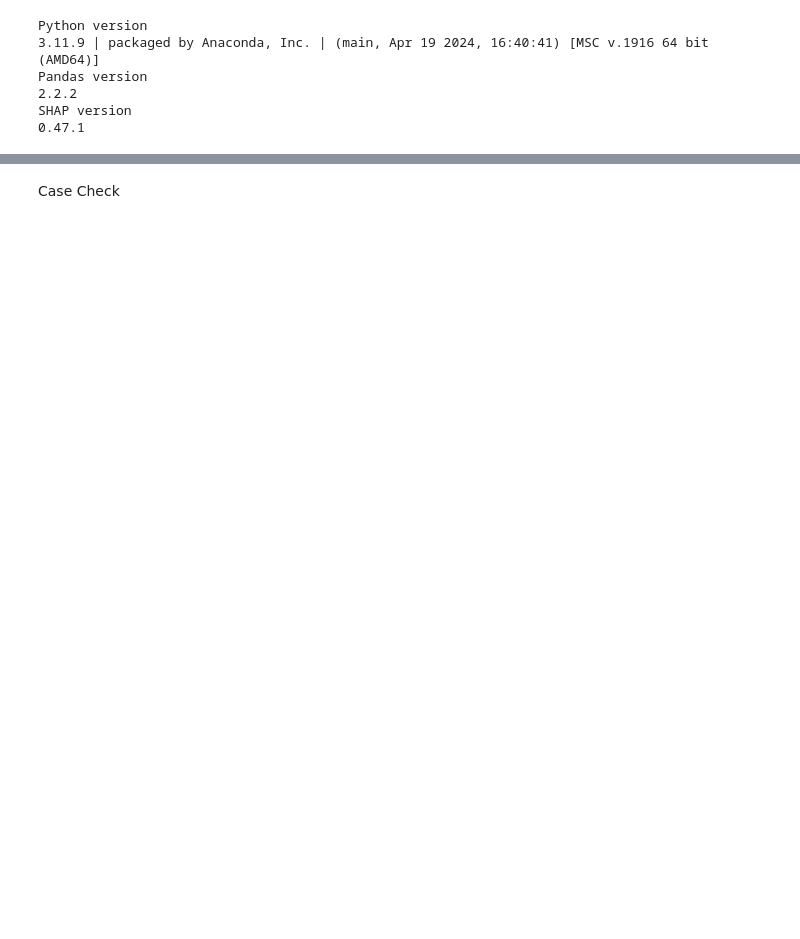
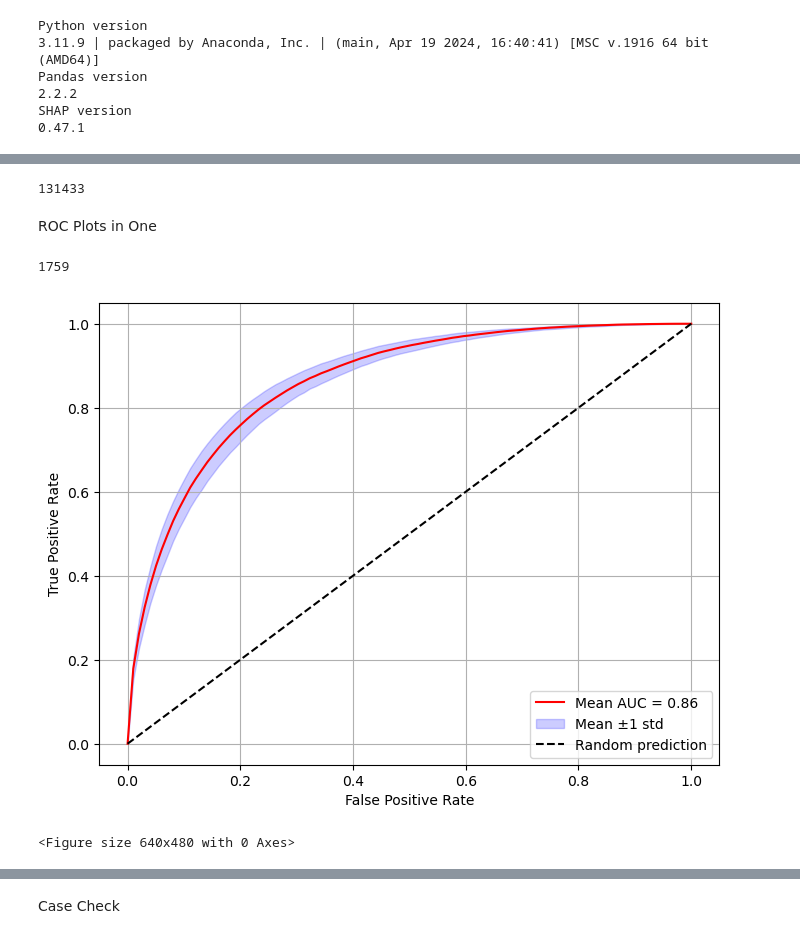
Before and after one commit to fangshuye98/CA_WildFire_ML, a Jupyter notebook: Code/05 Expain - South - Season - FireSize - 2007_2020.ipynb, the cells around one changed output, grey strips where cells are left out. Saved outputs shown, nothing was run; the diff lists cells and outputs as text; code cells hidden in the pictures; blank space fills up the shorter version.

```diff
--- a/Code/05 Expain - South - Season - FireSize - 2007_2020.ipynb
+++ b/Code/05 Expain - South - Season - FireSize - 2007_2020.ipynb
@@ -316,0 +324,34 @@ with tqdm(total=total_iterations, desc="Processing years, areas, and season") as
+# %%
+gc.collect()
+# %% [output]
+131433
+# %%
+years = range(2007, 2021)
+
+# Calculate the total number of iterations
+total_iterations = len(years)
+
+big_fire_size = 1
+# surpress warnings
+warnings.filterwarnings("ignore")
+
+with tqdm(total=total_iterations, desc="Processing years, areas, and season") as pbar:
+    for yr in years:
+        Eval_data = pd.read_csv(f'../Clean_Data/Model_Data/Evaluation/Features_w_Label_w_pred/{yr}_predictions.csv')
+
+        # Load the model
+        with open(f'../Model/6_year_completed/predict_{yr}_6yr_model.pkl', 'rb') as f:
+            loaded_model = pickle.load(f)
+
+        plot_feature_importance(loaded_model, title='Feature Importance', max_num_features=80, show=False, output_path = "../Plot/FeatureImportance/ALL/", eval_year=yr)
+        plot_feature_importance(loaded_model, title='Feature Importance', max_num_features=25, show=False, output_path = "../Plot/FeatureImportance/TOP25/", eval_year=yr)
+
+        gc.collect()  # Force garbage collection to free up memory
+        # Update the progress bar after each iteration
+        pbar.update(1)
+# %% [markdown]
+ROC Plots in One
+# %%
+gc.collect()
+# %% [output]
+1759
@@ -316,0 +414,23 @@ with tqdm(total=total_iterations, desc="Processing years, areas, and season") as
+# %%
+# Plot
+plt.figure(figsize=(8, 6))
+
+# Mean ROC curve
+plt.plot(fpr_points, mean_tpr, color='red', label=f'Mean AUC = {mean_auc:.2f}')
+
+# ±1 std around the mean
+plt.fill_between(fpr_points, mean_tpr - std_tpr, mean_tpr + std_tpr, color='blue', alpha=0.2, label='Mean ±1 std')
+
+# Diagonal line (random prediction)
+plt.plot([0, 1], [0, 1], color='black', linestyle='--', label='Random prediction')
+
+plt.xlabel('False Positive Rate')
+plt.ylabel('True Positive Rate')
+plt.title('')
+plt.legend(loc='lower right')
+plt.grid(True)
+plt.show()
+plt.savefig('../Plot/ROC/Mean_ROC_Curve.png', bbox_inches='tight')
+# %% [output]
+[figure, added]
+<Figure size 640x480 with 0 Axes>
```
Also changed, not shown: parts of 9 cells of this notebook, 44 other files.
